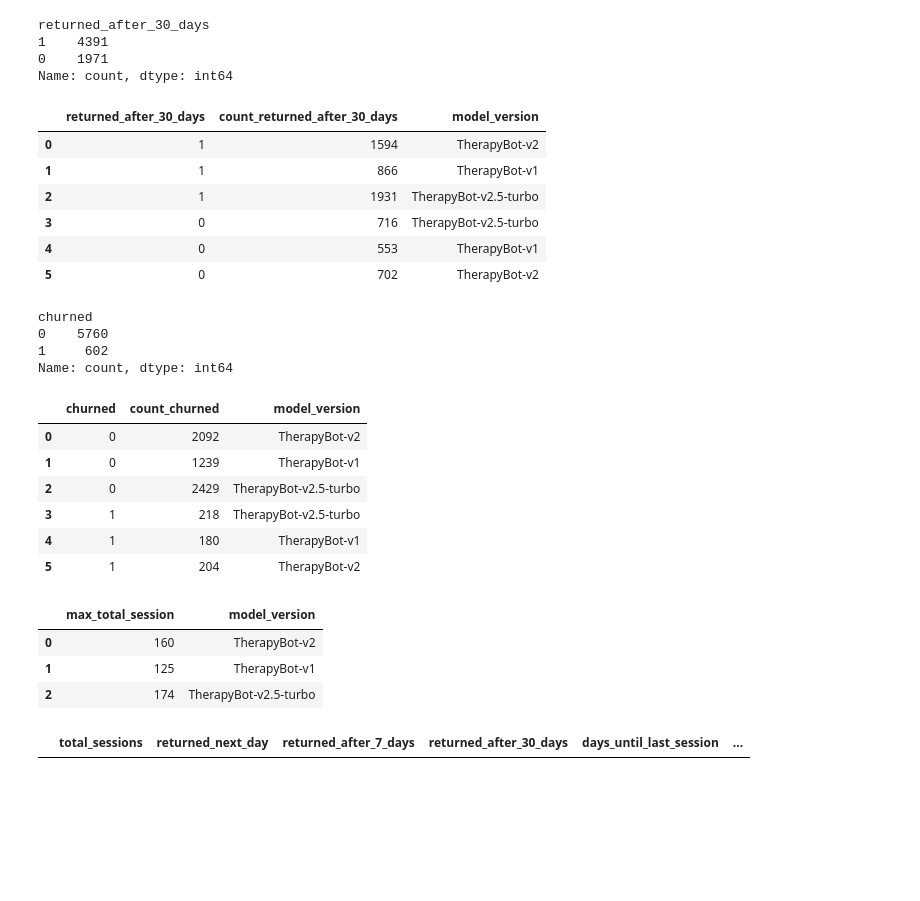
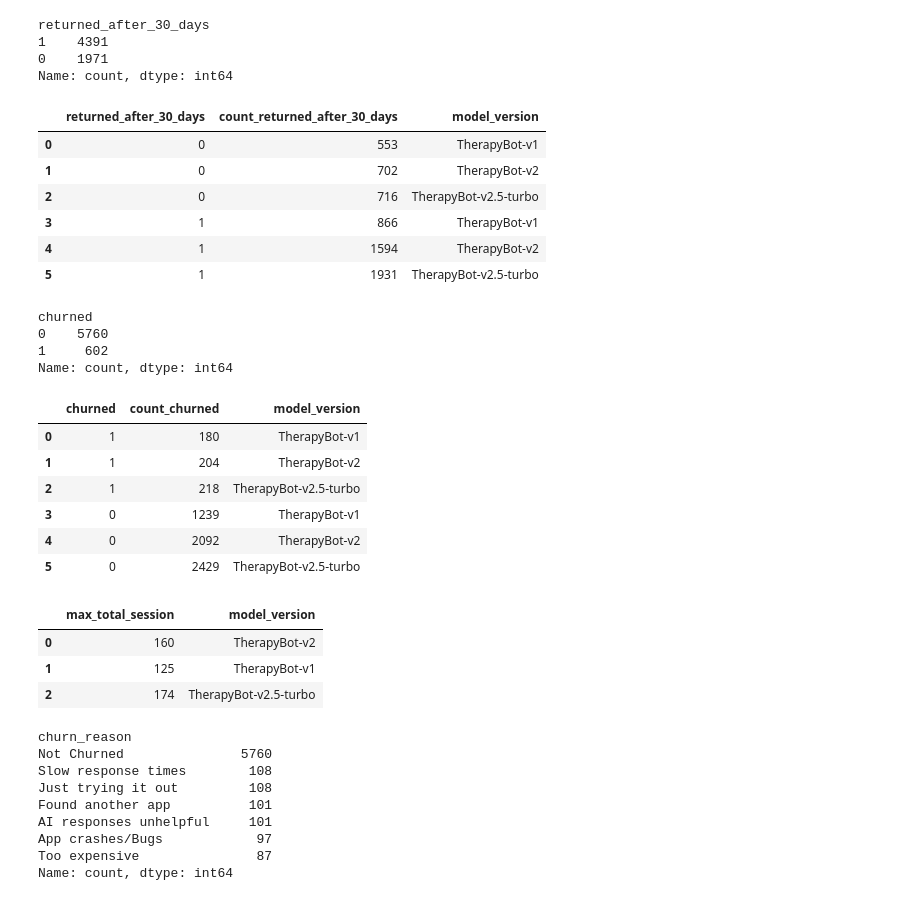
Before and after one commit to vishva0710/ai-chatbot-user-retention-analysis, a Jupyter notebook: AI_Chatbot_User_Retention_Analysis.ipynb, the cells around one changed output. Drawn from its saved outputs; the diff is of its cells as text; code cells hidden in the pictures; blank space fills up the shorter version.

```diff
--- a/AI_Chatbot_User_Retention_Analysis.ipynb
+++ b/AI_Chatbot_User_Retention_Analysis.ipynb
@@ -1483,14 +1489,14 @@ returned_after_30_days
 0    1971
 Name: count, dtype: int64
 # %%
-query='select returned_after_30_days, count(returned_after_30_days) as count_returned_after_30_days,model_version from ses_con_ret_uq_sql group by returned_after_30_days,model_version'
+query='select returned_after_30_days, count(returned_after_30_days) as count_returned_after_30_days,model_version from ses_con_ret_uq_sql group by returned_after_30_days,model_version order by count(returned_after_30_days) asc'
 pd.read_sql(query,engin)
 # %% [output]
 |  | returned_after_30_days | count_returned_after_30_days | model_version |
-| 0 | 1 | 1594 | TherapyBot-v2 |
-| 1 | 1 | 866 | TherapyBot-v1 |
-| 2 | 1 | 1931 | TherapyBot-v2.5-turbo |
-| 3 | 0 | 716 | TherapyBot-v2.5-turbo |
-| 4 | 0 | 553 | TherapyBot-v1 |
-| 5 | 0 | 702 | TherapyBot-v2 |
+| 0 | 0 | 553 | TherapyBot-v1 |
+| 1 | 0 | 702 | TherapyBot-v2 |
+| 2 | 0 | 716 | TherapyBot-v2.5-turbo |
+| 3 | 1 | 866 | TherapyBot-v1 |
+| 4 | 1 | 1594 | TherapyBot-v2 |
+| 5 | 1 | 1931 | TherapyBot-v2.5-turbo |
 # %%
@@ -1501,16 +1507,16 @@ churned
 1     602
 Name: count, dtype: int64
 # %%
-query='select churned, count(churned) as count_churned ,model_version from ses_con_ret_uq_sql group by churned,model_version'
+query='select churned, count(churned) as count_churned ,model_version from ses_con_ret_uq_sql group by churned,model_version order by count_churned asc'
 pd.read_sql(query,engin)
 # %% [output]
 |  | churned | count_churned | model_version |
-| 0 | 0 | 2092 | TherapyBot-v2 |
-| 1 | 0 | 1239 | TherapyBot-v1 |
-| 2 | 0 | 2429 | TherapyBot-v2.5-turbo |
-| 3 | 1 | 218 | TherapyBot-v2.5-turbo |
-| 4 | 1 | 180 | TherapyBot-v1 |
-| 5 | 1 | 204 | TherapyBot-v2 |
+| 0 | 1 | 180 | TherapyBot-v1 |
+| 1 | 1 | 204 | TherapyBot-v2 |
+| 2 | 1 | 218 | TherapyBot-v2.5-turbo |
+| 3 | 0 | 1239 | TherapyBot-v1 |
+| 4 | 0 | 2092 | TherapyBot-v2 |
+| 5 | 0 | 2429 | TherapyBot-v2.5-turbo |
 # %%
 query='select max(total_sessions)as max_total_session ,model_version from ses_con_ret_uq_sql group by model_version '
 pd.read_sql(query,engin)
@@ -1520,7 +1526,14 @@ pd.read_sql(query,engin)
 | 1 | 125 | TherapyBot-v1 |
 | 2 | 174 | TherapyBot-v2.5-turbo |
 # %%
-query='select * from ses_con_ret_sql'
-pd.read_sql(query,engin)
+ses_con_ret_df['churn_reason'].value_counts()
 # %% [output]
-|  | total_sessions | returned_next_day | returned_after_7_days | returned_after_30_days | days_until_last_session | ... |
+churn_reason
+Not Churned               5760
+Slow response times        108
+Just trying it out         108
+Found another app          101
+AI responses unhelpful     101
+App crashes/Bugs            97
+Too expensive               87
+Name: count, dtype: int64
```
Also changed, not shown: parts of 11 cells of this notebook.
